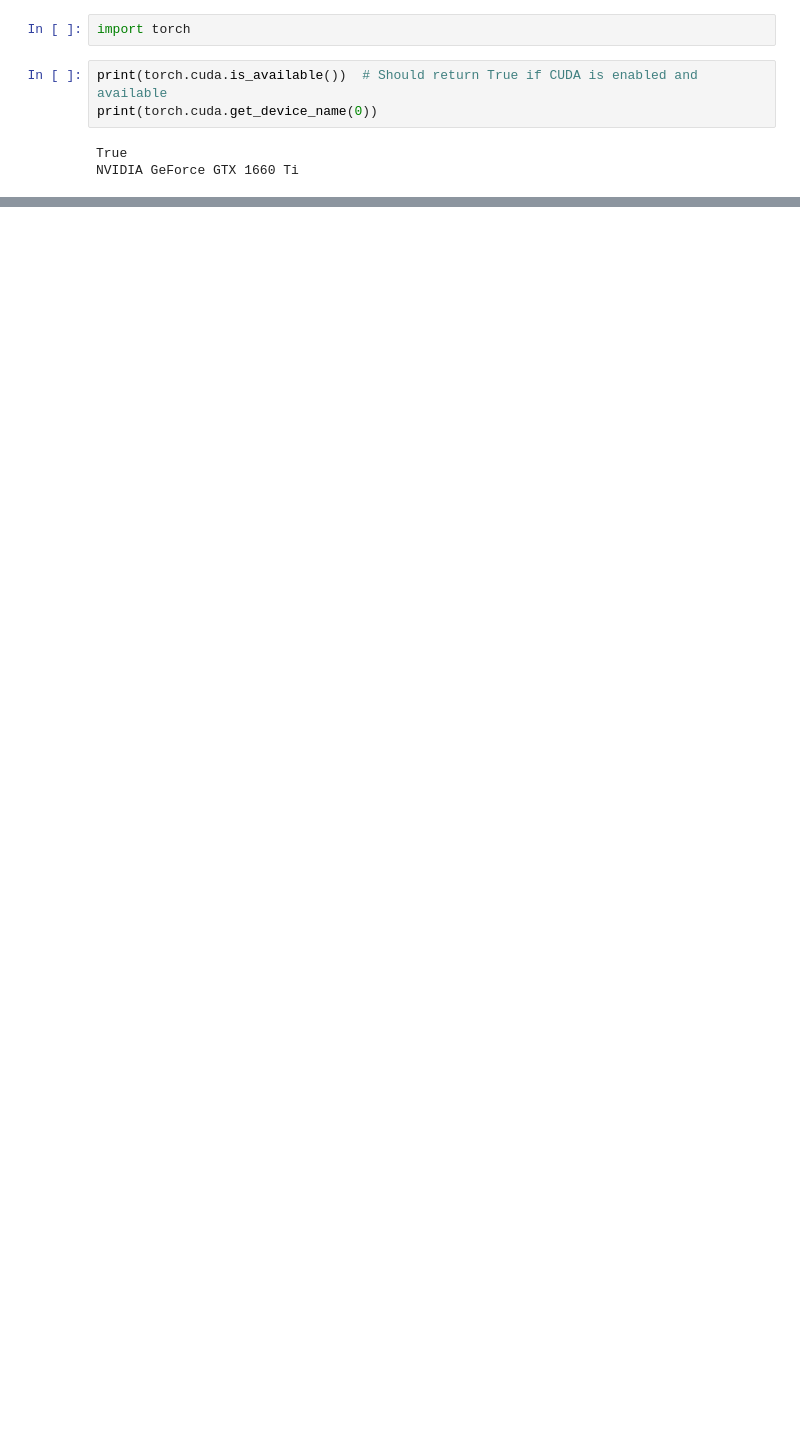
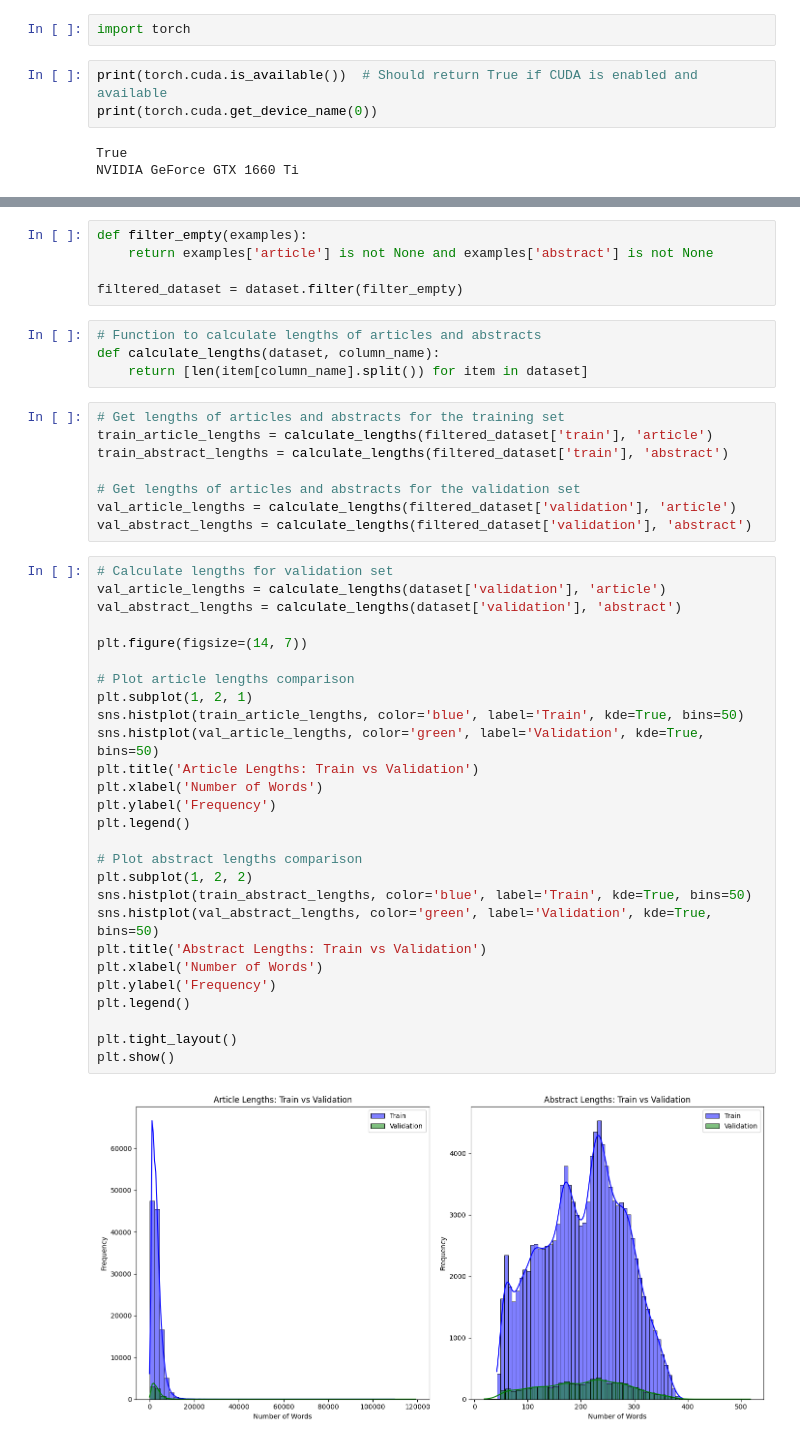
Before and after one commit to Sanjayshrestha98/textsum-frontend, a Jupyter notebook: app/python-scripts/Summerizing_Text_T5.ipynb, the cells around one changed output, grey strips where cells are left out. Drawn from its saved outputs; the diff is of its cells as text; blank space fills up the shorter version.

```diff
--- a/app/python-scripts/Summerizing_Text_T5.ipynb
+++ b/app/python-scripts/Summerizing_Text_T5.ipynb
@@ -99,0 +162,46 @@ from transformers import T5Tokenizer, T5ForConditionalGeneration, T5Config
+# %%
+def filter_empty(examples):
+    return examples['article'] is not None and examples['abstract'] is not None
+
+filtered_dataset = dataset.filter(filter_empty)
+# %%
+# Function to calculate lengths of articles and abstracts
+def calculate_lengths(dataset, column_name):
+    return [len(item[column_name].split()) for item in dataset]
+# %%
+# Get lengths of articles and abstracts for the training set
+train_article_lengths = calculate_lengths(filtered_dataset['train'], 'article')
+train_abstract_lengths = calculate_lengths(filtered_dataset['train'], 'abstract')
+
+# Get lengths of articles and abstracts for the validation set
+val_article_lengths = calculate_lengths(filtered_dataset['validation'], 'article')
+val_abstract_lengths = calculate_lengths(filtered_dataset['validation'], 'abstract')
+# %%
+# Calculate lengths for validation set
+val_article_lengths = calculate_lengths(dataset['validation'], 'article')
+val_abstract_lengths = calculate_lengths(dataset['validation'], 'abstract')
+
+plt.figure(figsize=(14, 7))
+
+# Plot article lengths comparison
+plt.subplot(1, 2, 1)
+sns.histplot(train_article_lengths, color='blue', label='Train', kde=True, bins=50)
+sns.histplot(val_article_lengths, color='green', label='Validation', kde=True, bins=50)
+plt.title('Article Lengths: Train vs Validation')
+plt.xlabel('Number of Words')
+plt.ylabel('Frequency')
+plt.legend()
+
+# Plot abstract lengths comparison
+plt.subplot(1, 2, 2)
+sns.histplot(train_abstract_lengths, color='blue', label='Train', kde=True, bins=50)
+sns.histplot(val_abstract_lengths, color='green', label='Validation', kde=True, bins=50)
+plt.title('Abstract Lengths: Train vs Validation')
+plt.xlabel('Number of Words')
+plt.ylabel('Frequency')
+plt.legend()
+
+plt.tight_layout()
+plt.show()
+# %% [output]
+[figure, added]
```
Also changed, not shown: parts of 40 cells of this notebook.
